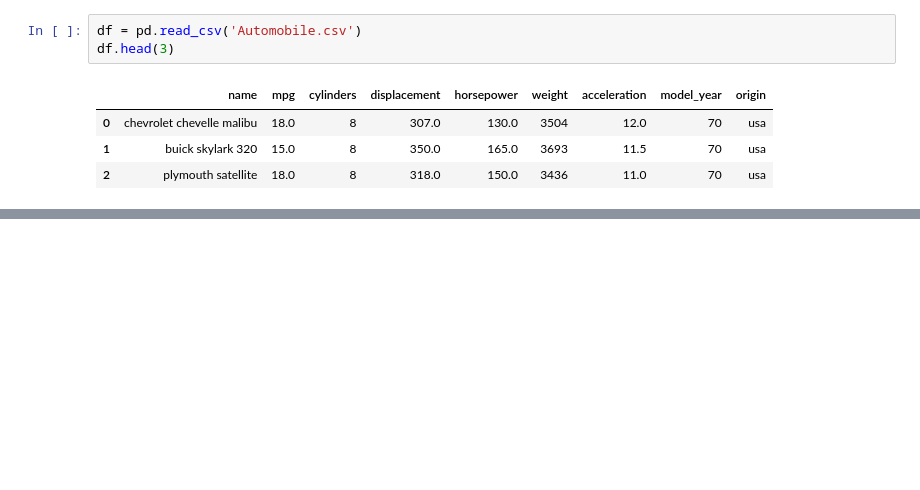
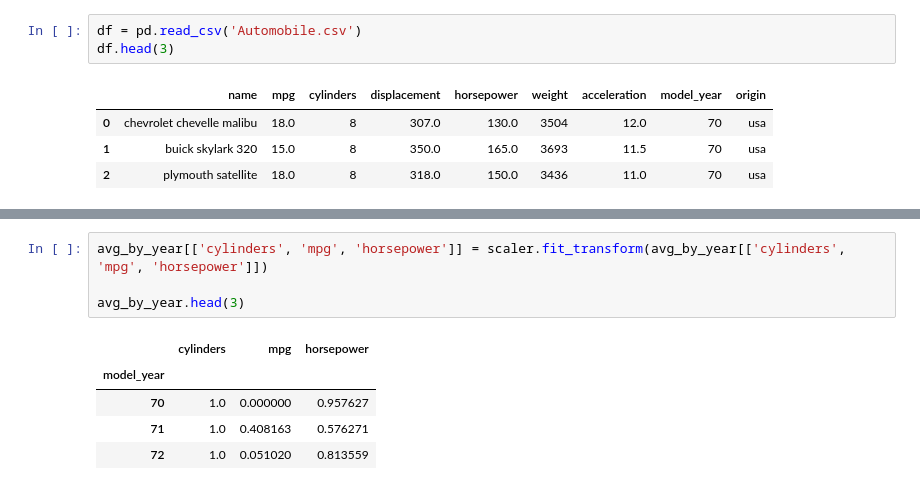
Before and after one commit to masoud533/DataVisualization, a Jupyter notebook: notebooks/AutoMobile/AutoMobile.ipynb, the cells around one changed output, grey strips where cells are left out. Saved outputs shown, nothing was run; the diff lists cells and outputs as text; blank space fills up the shorter version.

```diff
--- a/notebooks/AutoMobile/AutoMobile.ipynb
+++ b/notebooks/AutoMobile/AutoMobile.ipynb
@@ -13,0 +28,10 @@ df.head(3)
+# %%
+avg_by_year[['cylinders', 'mpg', 'horsepower']] = scaler.fit_transform(avg_by_year[['cylinders', 'mpg', 'horsepower']])
+
+avg_by_year.head(3)
+# %% [output]
+|  | cylinders | mpg | horsepower |
+| model_year |  |  |  |
+| 70 | 1.0 | 0.000000 | 0.957627 |
+| 71 | 1.0 | 0.408163 | 0.576271 |
+| 72 | 1.0 | 0.051020 | 0.813559 |
```
Also changed, not shown: parts of 5 cells of this notebook.
